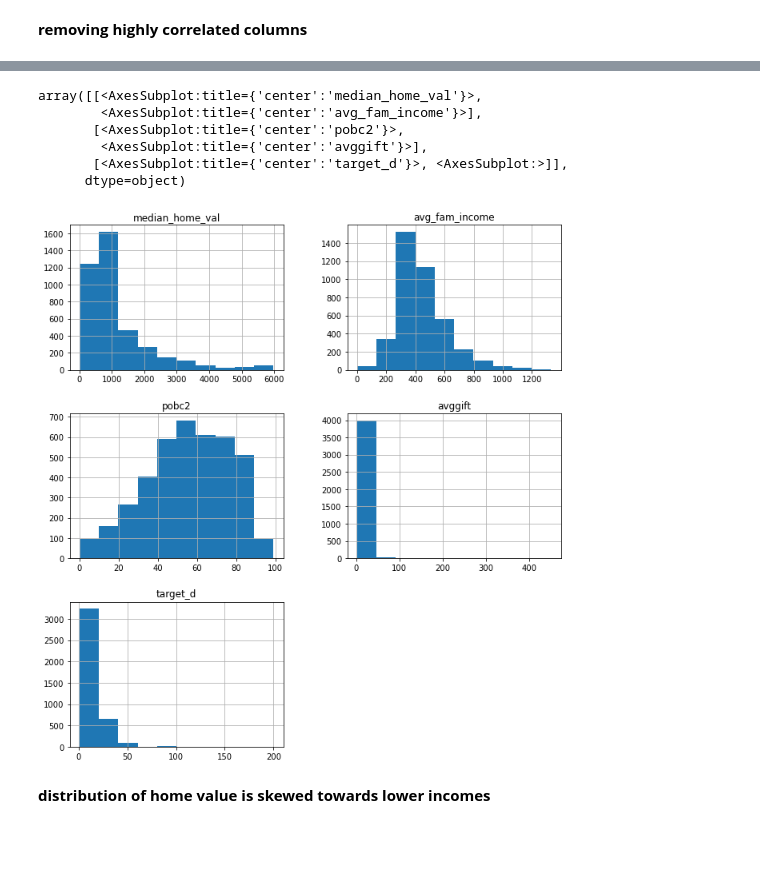
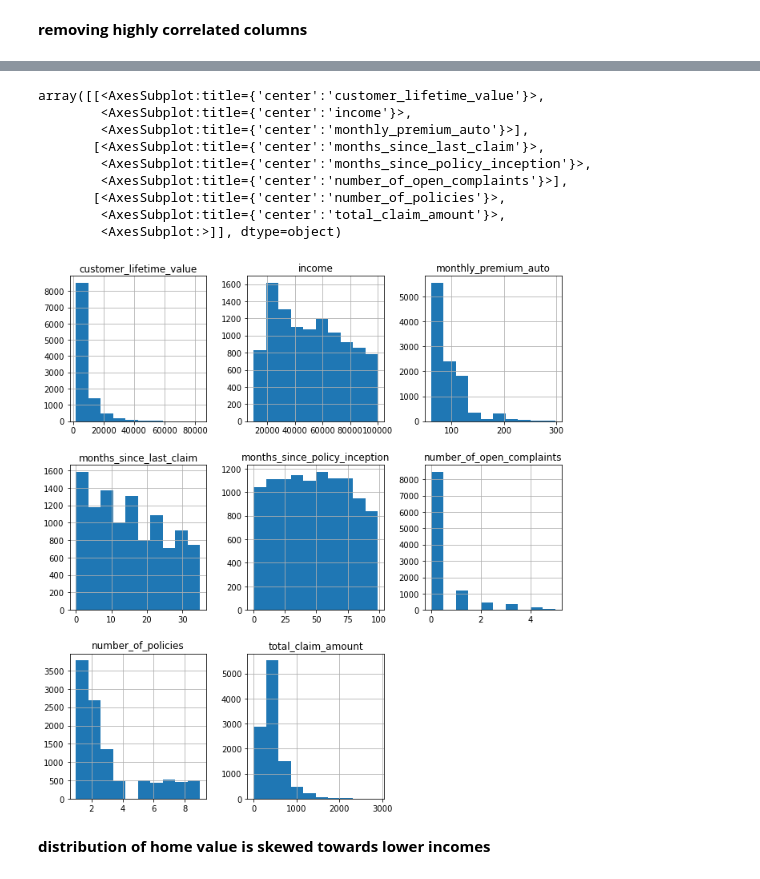
Before and after one commit to marsango16/IronEvans, a Jupyter notebook: WEEK4_Day2_Intro_To_Pandas_Healthcare For_All_Modeling 2.ipynb, the cells around one changed output, grey strips where cells are left out. Drawn from its saved outputs; the diff is of its cells as text; code cells hidden in the pictures; blank space fills up the shorter version.

```diff
--- a/WEEK4_Day2_Intro_To_Pandas_Healthcare For_All_Modeling 2.ipynb
+++ b/WEEK4_Day2_Intro_To_Pandas_Healthcare For_All_Modeling 2.ipynb
@@ -83,13 +104,17 @@ Index(['state', 'gender', 'median_home_val', 'avg_fam_income', 'pobc2',
 # %%
-hk_df.hist(figsize=(11,12))
+#hk_df.hist(figsize=(11,12))
+df.hist(figsize=(11,12))
 # %% [output]
-array([[<AxesSubplot:title={'center':'median_home_val'}>,
-        <AxesSubplot:title={'center':'avg_fam_income'}>],
-       [<AxesSubplot:title={'center':'pobc2'}>,
-        <AxesSubplot:title={'center':'avggift'}>],
-       [<AxesSubplot:title={'center':'target_d'}>, <AxesSubplot:>]],
-      dtype=object)
+array([[<AxesSubplot:title={'center':'customer_lifetime_value'}>,
+        <AxesSubplot:title={'center':'income'}>,
+        <AxesSubplot:title={'center':'monthly_premium_auto'}>],
+       [<AxesSubplot:title={'center':'months_since_last_claim'}>,
+        <AxesSubplot:title={'center':'months_since_policy_inception'}>,
+        <AxesSubplot:title={'center':'number_of_open_complaints'}>],
+       [<AxesSubplot:title={'center':'number_of_policies'}>,
+        <AxesSubplot:title={'center':'total_claim_amount'}>,
+        <AxesSubplot:>]], dtype=object)
-[figure, old version]
+[figure, new version]
 # %% [markdown]
 <b> distribution of home value is skewed towards lower incomes
 # %%
```
Also changed, not shown: parts of 22 cells of this notebook.
